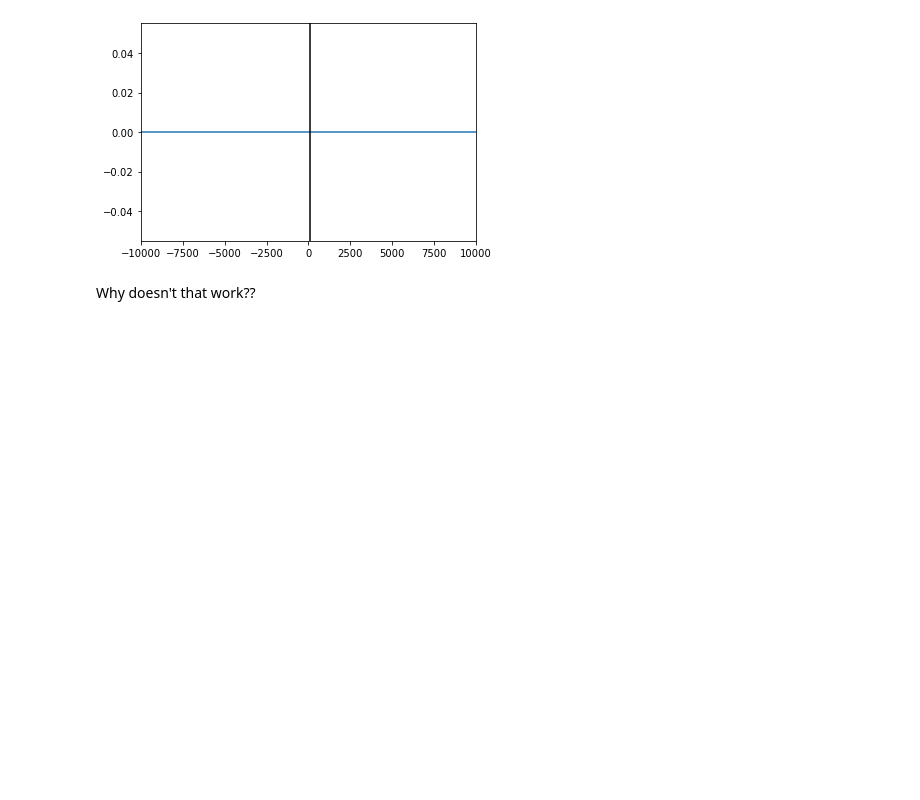
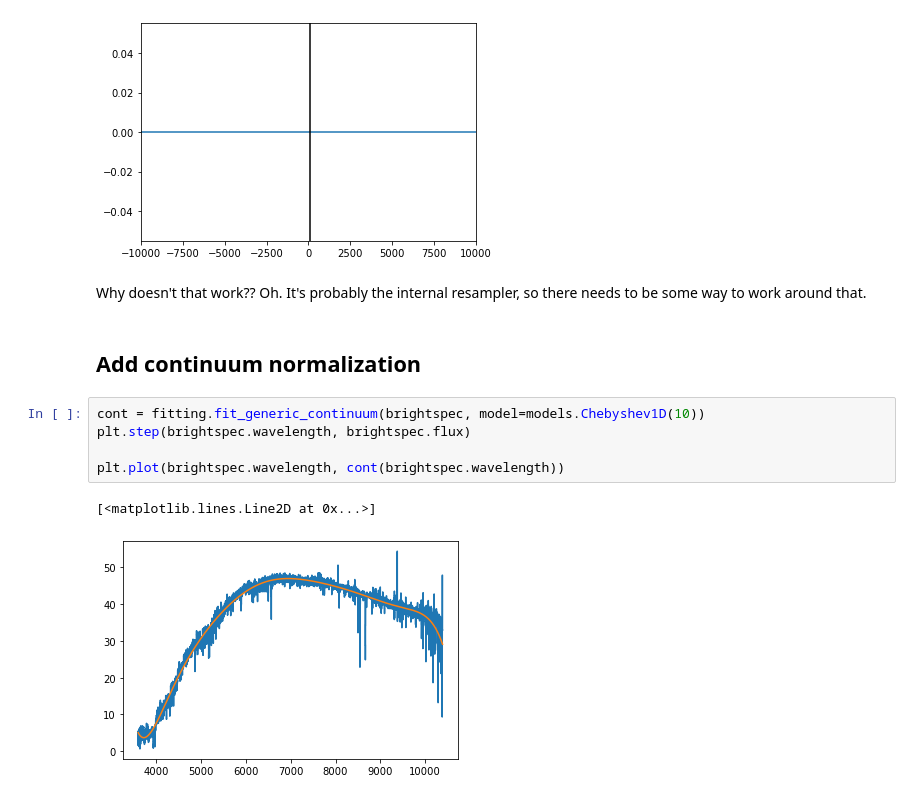
Before and after one commit to eteq/specutils, a Jupyter notebook: docs/Stellar cross-correlation.ipynb, the cells around one changed output. Drawn from its saved outputs; the diff is of its cells as text; blank space fills up the shorter version.

Commit message:
add continuum normalization

```diff
--- a/docs/Stellar cross-correlation.ipynb
+++ b/docs/Stellar cross-correlation.ipynb
@@ -177,5 +177,15 @@ lags[np.argmax(corr)]
 # %% [output]
 $-195998.84 \; \mathrm{\frac{km}{s}}$
 [figure]
-# %% [markdown]
-Why doesn't that work??
+# %% [markdown]
+Why doesn't that work??  Oh.  It's probably the internal resampler, so there needs to be some way to work around that.
+# %% [markdown]
+## Add continuum normalization
+# %%
+cont = fitting.fit_generic_continuum(brightspec, model=models.Chebyshev1D(10))
+plt.step(brightspec.wavelength, brightspec.flux)
+
+plt.plot(brightspec.wavelength, cont(brightspec.wavelength))
+# %% [output]
+[<matplotlib.lines.Line2D at 0x...>]
+[figure, added]
```
Also changed, not shown: parts of 8 cells of this notebook.
